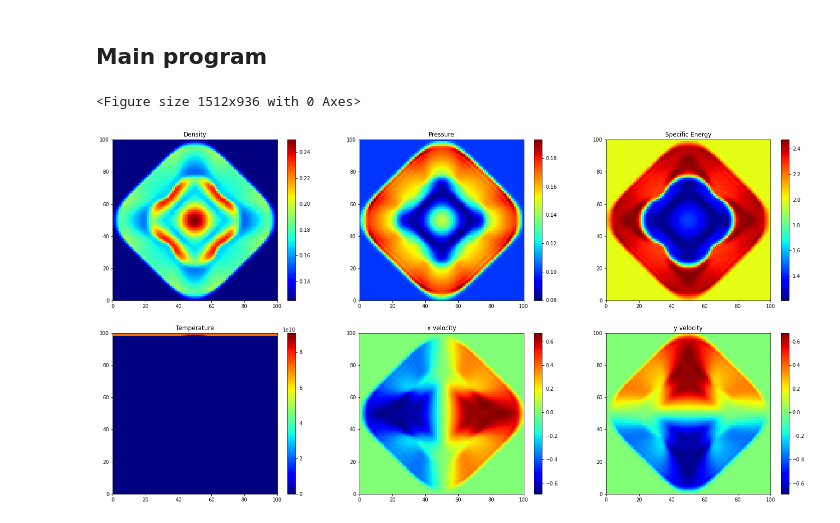
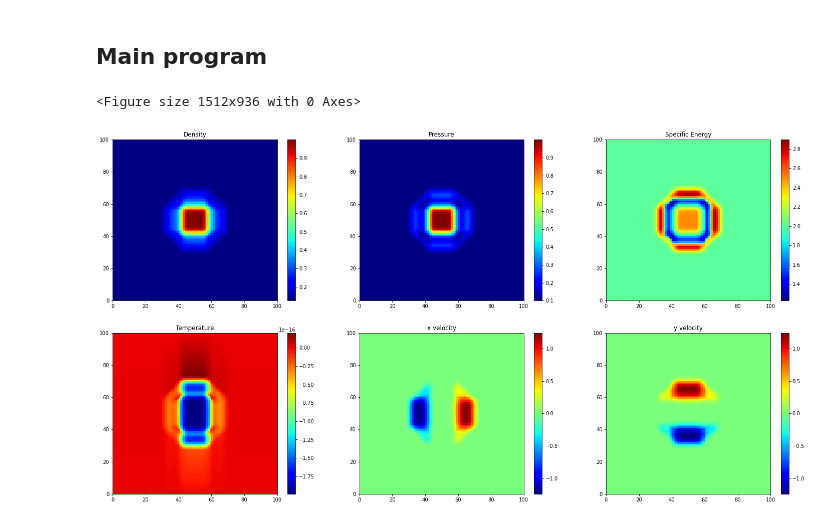
Before and after one commit to changhyun-cho/astrophysics, a Jupyter notebook: hydrodynamics/Testing 2D Hydrocode.ipynb, the cells around one changed output. Saved outputs shown, nothing was run; the diff lists cells and outputs as text; code cells hidden in the pictures.

```diff
--- a/hydrodynamics/Testing 2D Hydrocode.ipynb
+++ b/hydrodynamics/Testing 2D Hydrocode.ipynb
@@ -665,11 +682,10 @@ def rad_obtain_R():
 # %%
 def rad_obtain_lamda():
-    global lamda
-
-#    lamda = np.zeros([nx+2*ng,nx+2*ng],dtype=np.float64)
+    global R, lamda
 
     lamda = (2. + R)/(6. + 3.*R + R*R)
-#    for k in range(ilo,ihi):
-#        for j in range(ilo,ihi):
-#            lamda[k,j] = (2. + R[k,j])/(6. + 3.*R[k,j] + R[k,j]*R[k,j])
-    apply_BCs(lamda)
+
+#    apply_BCs(lamda)
+
+rad_obtain_lamda()
+print(lamda,np.max(lamda),np.min(lamda))
@@ -676,5 +700,7 @@ def rad_obtain_lamda():
 # %%
 def rad_obtain_D():
+    global nx, ng, ilo, ihi
+    global a, c, lamda, T, rho, cv, kappa
     global D
 
     D = np.zeros([nx+2*ng,nx+2*ng],dtype=np.float64)
@@ -684,3 +710,6 @@ def rad_obtain_D():
             D[k,j] = 4.*a*c*lamda[k,j]*(0.5*(T[k,j]+T[k-1,j]))**3./(cv*kappa*(rho[k,j]+rho[k-1,j])**2.) #used averaged temperature since it's a vector term
 
     apply_BCs(D)
+
+rad_obtain_D()
+print(D[:,ilo+50],np.max(D),np.min(D))
@@ -687,6 +734,7 @@ def rad_obtain_D():
 # %%
 def rad_get_ABC(j):
-    global A, B, C
+    global nx, dt, dy, delta
+    global A, B, C, D
 
     A = np.zeros([nx],dtype=np.float64)
     B = np.zeros([nx],dtype=np.float64)
@@ -695,7 +743,9 @@ def rad_get_ABC(j):
     delta = dt/(dy*dy)
 
     for k in range(nx): #ilo,ihi
+        A[k] = -1.*delta*D[k+ng,j]
+        B[k] = 1. + delta*(D[k+ng+1,j]+D[k+ng,j])
+        C[k] = -1.*delta*D[k+ng+1,j]
 
-        A[k] = -1.*delta*D[k,j]
-        B[k] = 1. + delta*(D[k+1,j]+D[k,j])
-        C[k] = -1.*delta*D[k+1,j]
+rad_get_ABC(ilo)
+print(A,C)
@@ -702,6 +791,8 @@ def rad_get_ABC(j):
 # %%
 # practice radiation transport consider only vertical way
 def rad_transport():
+    global ilo, ihi
+    global T, A, B, C
 
     rad_obtain_R()
     rad_obtain_lamda()
@@ -709,12 +800,11 @@ def rad_transport():
 
     # make a tridiagonal matrix
     for j in range(ilo,ihi):
-
         rad_get_ABC(j)
         T_old = T[ilo:ihi,j]
         T_new = TDMASolve(A,B,C,T_old)
 
         for l in range(len(T_new)):
-            T[l,j] = T_new[l]
+            T[l+ng,j] = T_new[l]
 
     apply_BCs(T)
@@ -746,36 +815,36 @@ def TDMASolve(a, b, c, d):
 setup_grid()
 
 fill_ICs(type="1+1d shock") #1+1d shock
-tmax = 300
+tmax = 100
 #evolution_2d(tmax)
 #evolution_1d(tmax)
 
 for i in range(tmax):
 
     timestep()
 #    print(dt)
 
     #solve_source()
     s_update_velocity()
     s_update_energy()
     s_apply_artificial_viscosity()
 
     #solve_advection()
     ad_obtain_avg()
     ad_update_density()
     ad_update_energy()
     ad_get_momentum()
     ad_update_momentum()
     ad_update_velocity()
     ad_update_temperature()
 
     rad_transport()
 
 colormaps()
 #total_plots()
 # %% [output]
 <Figure size 1512x936 with 0 Axes>
-[figure, old version]
+[figure, new version]
 # %%
 total_plots()
 # %% [output]
```
Also changed, not shown: parts of 9 cells of this notebook.
